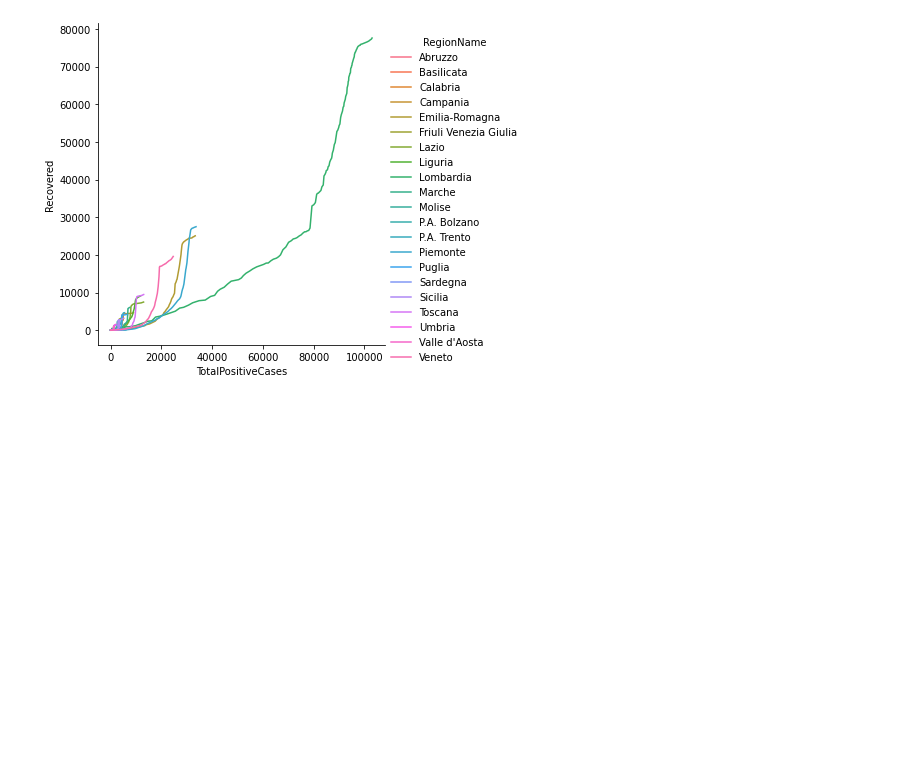
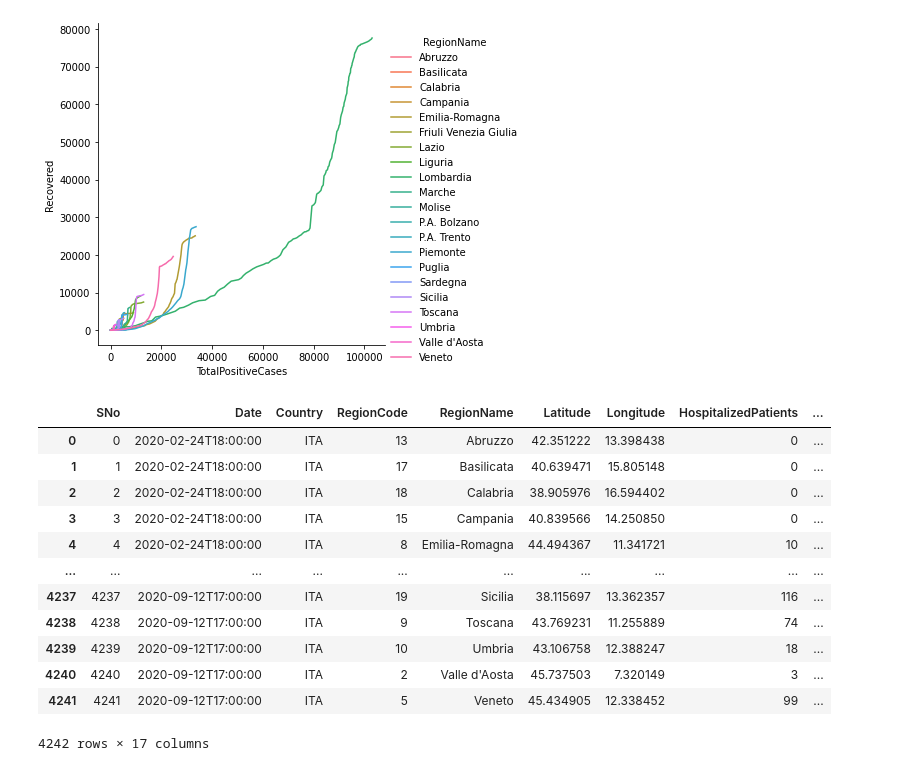
Before and after one commit to amanmishra086/Covid19-data-analysis-on-italy-dataset, a Jupyter notebook: COVID19_data_analysis.ipynb, the cells around one changed output. Saved outputs shown, nothing was run; the diff lists cells and outputs as text; code cells hidden in the pictures; blank space fills up the shorter version.

```diff
--- a/COVID19_data_analysis.ipynb
+++ b/COVID19_data_analysis.ipynb
@@ -93,0 +92,16 @@ sns.catplot(x="TotalPositiveCases",y="Recovered",data=data)
+# %%
+data
+# %% [output]
+|  | SNo | Date | Country | RegionCode | RegionName | Latitude | Longitude | HospitalizedPatients | ... |
+| 0 | 0 | 2020-02-24T18:00:00 | ITA | 13 | Abruzzo | 42.351222 | 13.398438 | 0 | ... |
+| 1 | 1 | 2020-02-24T18:00:00 | ITA | 17 | Basilicata | 40.639471 | 15.805148 | 0 | ... |
+| 2 | 2 | 2020-02-24T18:00:00 | ITA | 18 | Calabria | 38.905976 | 16.594402 | 0 | ... |
+| 3 | 3 | 2020-02-24T18:00:00 | ITA | 15 | Campania | 40.839566 | 14.250850 | 0 | ... |
+| 4 | 4 | 2020-02-24T18:00:00 | ITA | 8 | Emilia-Romagna | 44.494367 | 11.341721 | 10 | ... |
+| ... | ... | ... | ... | ... | ... | ... | ... | ... | ... |
+| 4237 | 4237 | 2020-09-12T17:00:00 | ITA | 19 | Sicilia | 38.115697 | 13.362357 | 116 | ... |
+| 4238 | 4238 | 2020-09-12T17:00:00 | ITA | 9 | Toscana | 43.769231 | 11.255889 | 74 | ... |
+| 4239 | 4239 | 2020-09-12T17:00:00 | ITA | 10 | Umbria | 43.106758 | 12.388247 | 18 | ... |
+| 4240 | 4240 | 2020-09-12T17:00:00 | ITA | 2 | Valle d'Aosta | 45.737503 | 7.320149 | 3 | ... |
+| 4241 | 4241 | 2020-09-12T17:00:00 | ITA | 5 | Veneto | 45.434905 | 12.338452 | 99 | ... |
+4242 rows × 17 columns
```
Also changed, not shown: parts of 1 cell of this notebook.
